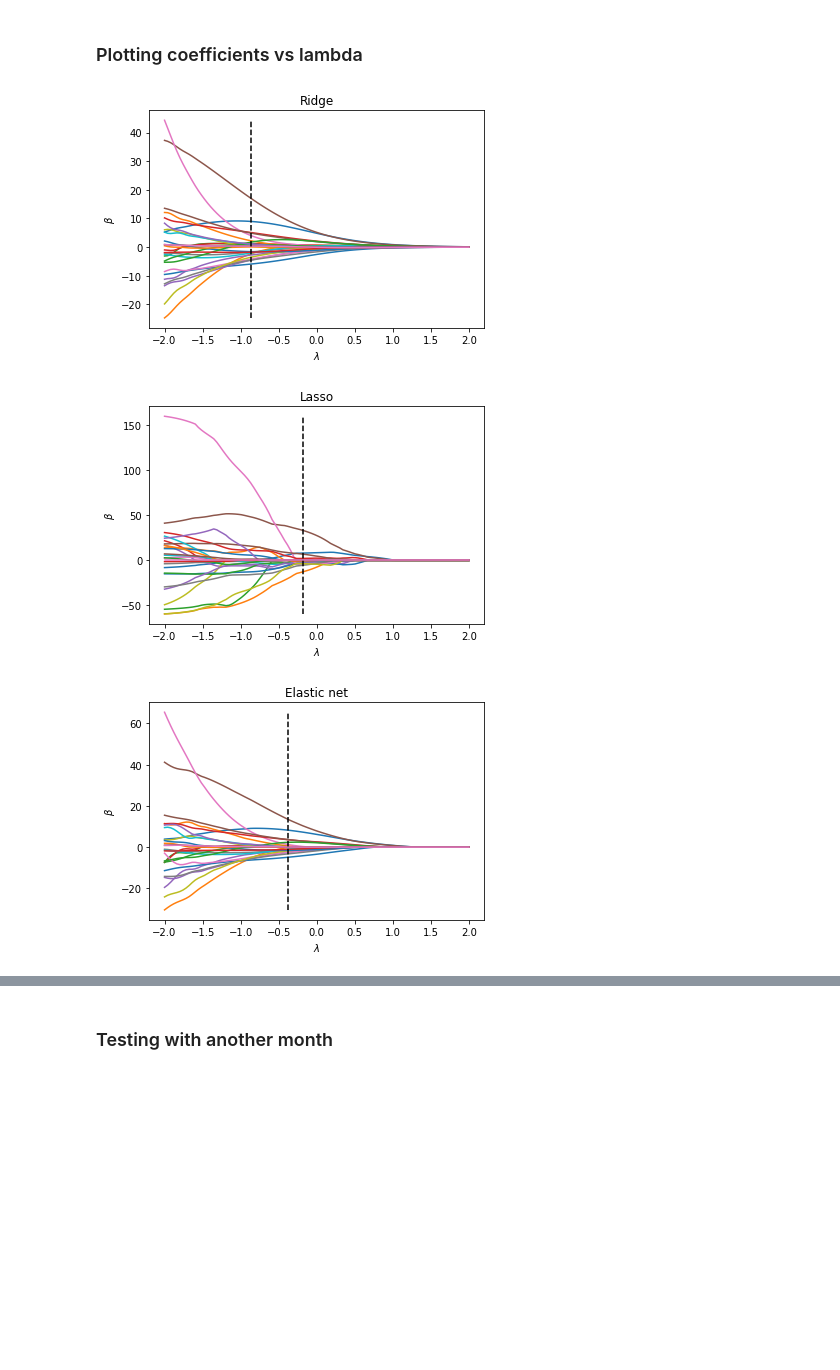
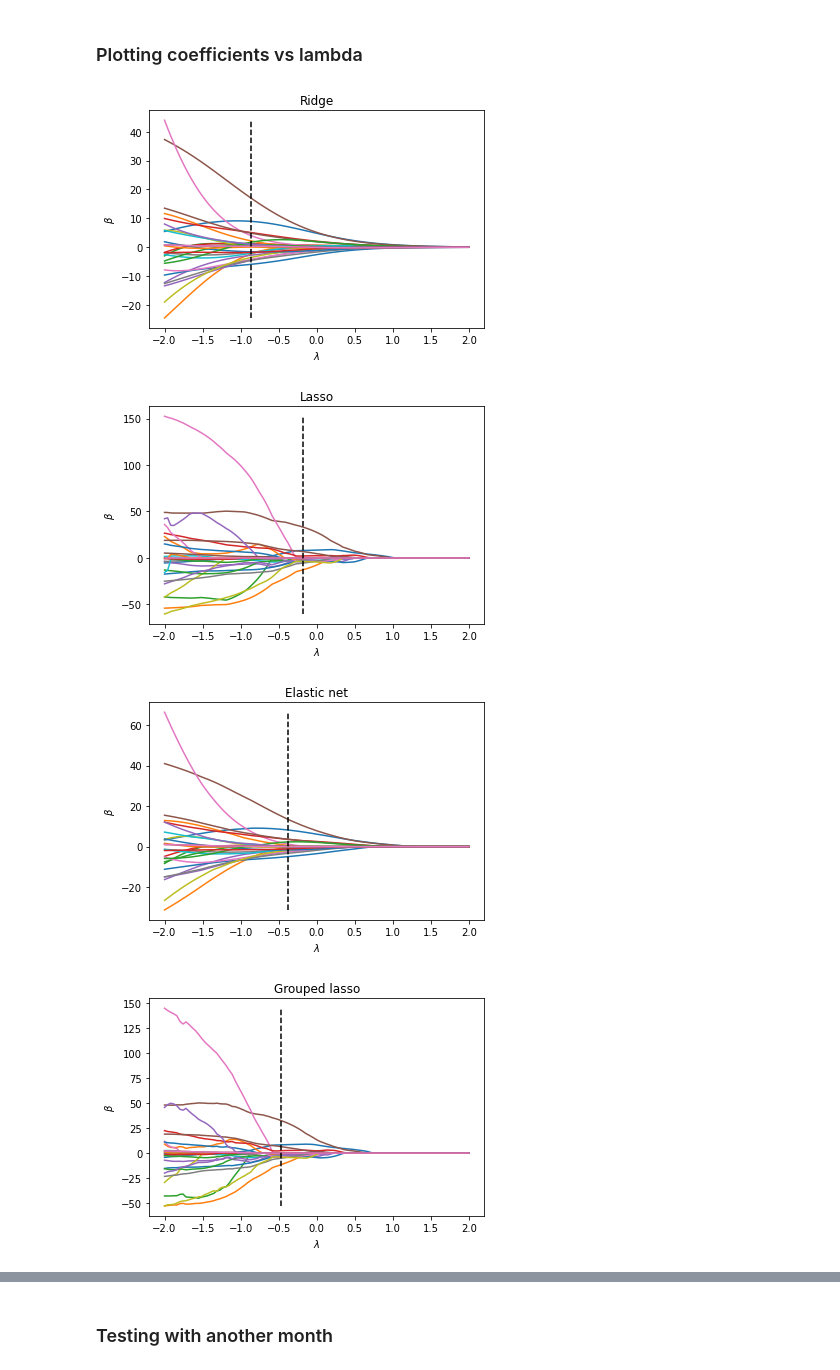
Before and after one commit to sroet/MA8701, a Jupyter notebook: Energy_house.ipynb, the cells around one changed output, grey strips where cells are left out. Saved outputs shown, nothing was run; the diff lists cells and outputs as text; code cells hidden in the pictures; blank space fills up the shorter version.

```diff
--- a/Energy_house.ipynb
+++ b/Energy_house.ipynb
@@ -162,7 +161,7 @@ Optimal value of lambda is:  0.413
 beta_lasso = np.zeros((X.shape[1],n_alpha))
 
 for i in range(n_alpha):
-    reg = linear_model.Lasso(alpha=alpha_vals[i], max_iter = 1000, fit_intercept = False)
+    reg = linear_model.Lasso(alpha=alpha_vals[i], max_iter = 10000, fit_intercept = False)
     reg.fit(X,y)
     beta_lasso[:,i] = reg.coef_
 # %% [markdown]
@@ -171,7 +170,7 @@ for i in range(n_alpha):
 beta_ridge = np.zeros((X.shape[1],n_alpha))
 
 for i in range(n_alpha):
-    reg = linear_model.ElasticNet(alpha=alpha_vals[i], max_iter = 1000, l1_ratio=0, fit_intercept = False)
+    reg = linear_model.ElasticNet(alpha=alpha_vals[i], max_iter = 10000, l1_ratio=0, fit_intercept = False)
     reg.fit(X,y)
     beta_ridge[:,i] = reg.coef_
 # %% [markdown]
@@ -180,25 +179,9 @@ for i in range(n_alpha):
 beta_elnet = np.zeros((X.shape[1],n_alpha))
 
 for i in range(n_alpha):
-    reg = linear_model.ElasticNet(alpha=alpha_vals[i], max_iter = 1000, l1_ratio=0.5, fit_intercept = False)
+    reg = linear_model.ElasticNet(alpha=alpha_vals[i], max_iter=10000, l1_ratio=0.5, fit_intercept = False)
     reg.fit(X,y)
     beta_elnet[:,i] = reg.coef_
 # %% [markdown]
 ### Grouped Lasso
 Does not work yet
-# %%
-beta_glasso = np.zeros((X.shape[1],n_alpha))
-
-for i in range(n_alpha):
-    reg = GroupLasso(
-    group_reg=5,
-    l1_reg=1,
-    frobenius_lipschitz=True,
-    scale_reg="inverse_group_size",
-    subsampling_scheme=1,
-    supress_warning=True,
-    n_iter=1000,
-    tol=1e-3,
-    )
-    reg.fit(X, y)
-    beta_glasso[:,i] = reg.coef_.reshape(-1,)
@@ -207,12 +240,13 @@ for i in range(n_alpha):
 # %%
 plot_coefficients(beta_ridge, alpha_vals, cv_ridge.alpha_, name='Ridge')
 plot_coefficients(beta_lasso, alpha_vals, cv_lasso.alpha_, name='Lasso')
 plot_coefficients(beta_elnet, alpha_vals, cv_elnet.alpha_, name='Elastic net')
-#plot_coefficients(beta_glasso,alpha_vals,1,name='Grouped lasso')
+plot_coefficients(beta_glasso,alpha_vals, gl_min_alpha,name='Grouped lasso')
 # %% [output]
 [figure]
-[figure, old version]
+[figure, new version]
-[figure, old version]
+[figure, new version]
+[figure, added]
 # %%
 data = {'Feature': list(df_train.columns[1:])}
 df_results = pd.DataFrame(data)
```
Also changed, not shown: parts of 9 cells of this notebook.
